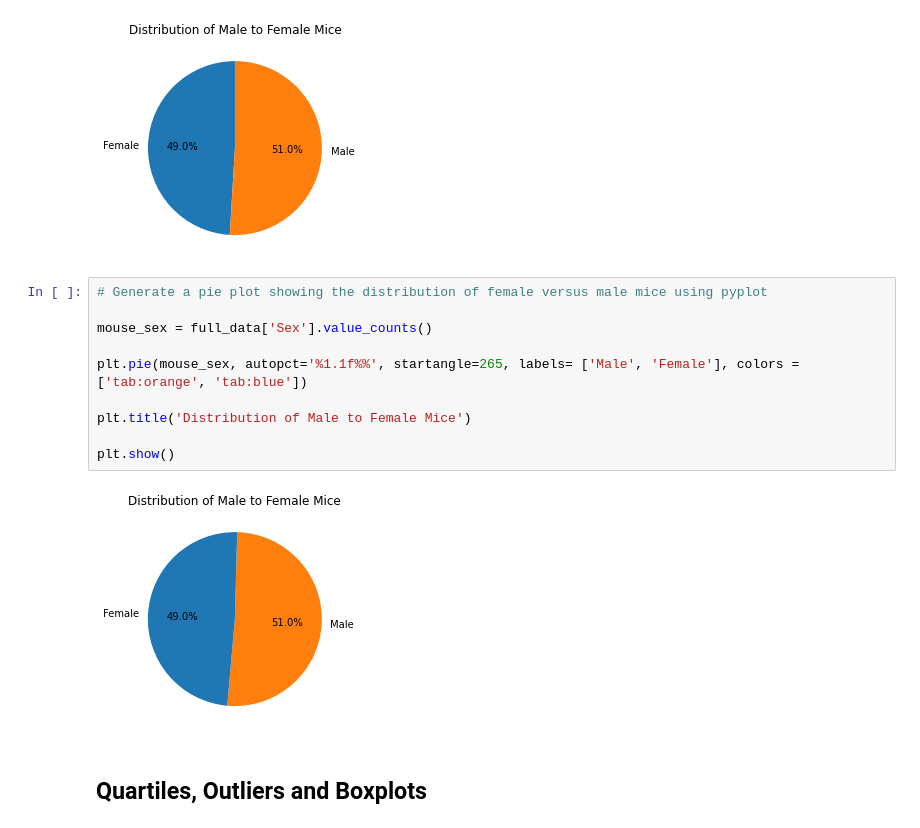
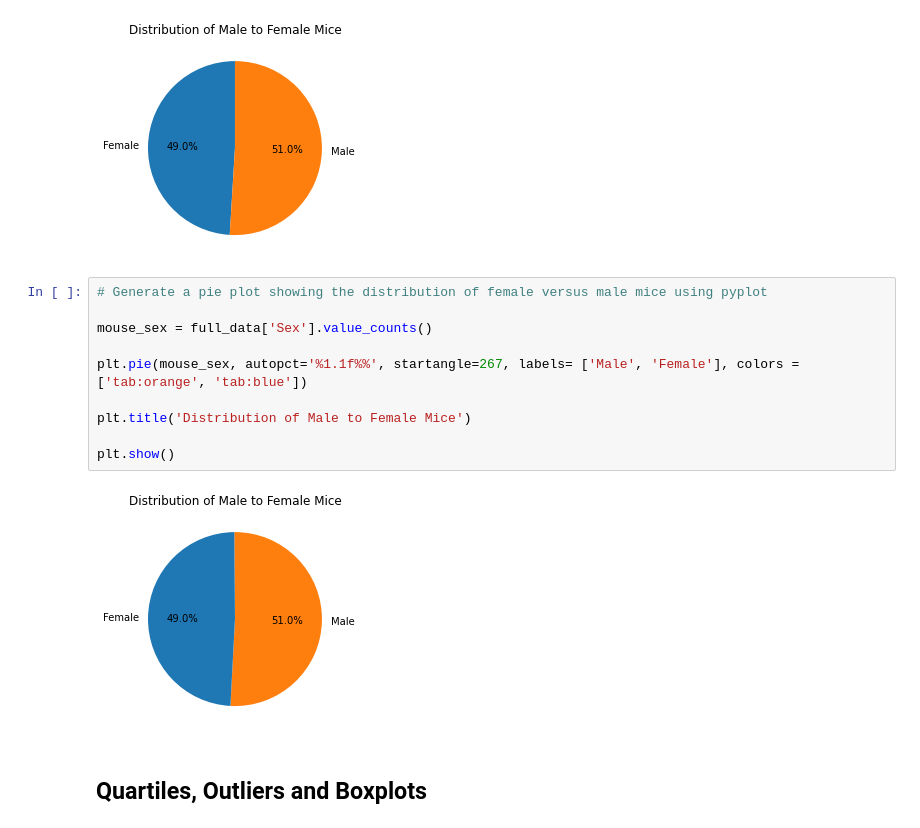
Before and after one commit to Lehmanc92/Matplotlib-Challenge, a Jupyter notebook: Pymaceuticals/pymaceuticals_starter.ipynb, the cells around one changed output. Cells and saved outputs as stored; diff of their text form.

```diff
--- a/Pymaceuticals/pymaceuticals_starter.ipynb
+++ b/Pymaceuticals/pymaceuticals_starter.ipynb
@@ -155,15 +155,15 @@ Text(0.5, 1.0, 'Distribution of Male to Female Mice')
 # %%
 # Generate a pie plot showing the distribution of female versus male mice using pyplot
 
 mouse_sex = full_data['Sex'].value_counts()
 
-plt.pie(mouse_sex, autopct='%1.1f%%', startangle=265, labels= ['Male', 'Female'], colors = ['tab:orange', 'tab:blue'])
+plt.pie(mouse_sex, autopct='%1.1f%%', startangle=267, labels= ['Male', 'Female'], colors = ['tab:orange', 'tab:blue'])
 
 plt.title('Distribution of Male to Female Mice')
 
 plt.show()
 # %% [output]
-[figure, old version]
+[figure, new version]
 # %% [markdown]
 ## Quartiles, Outliers and Boxplots
 # %%
```
Also changed, not shown: parts of 8 cells of this notebook.
